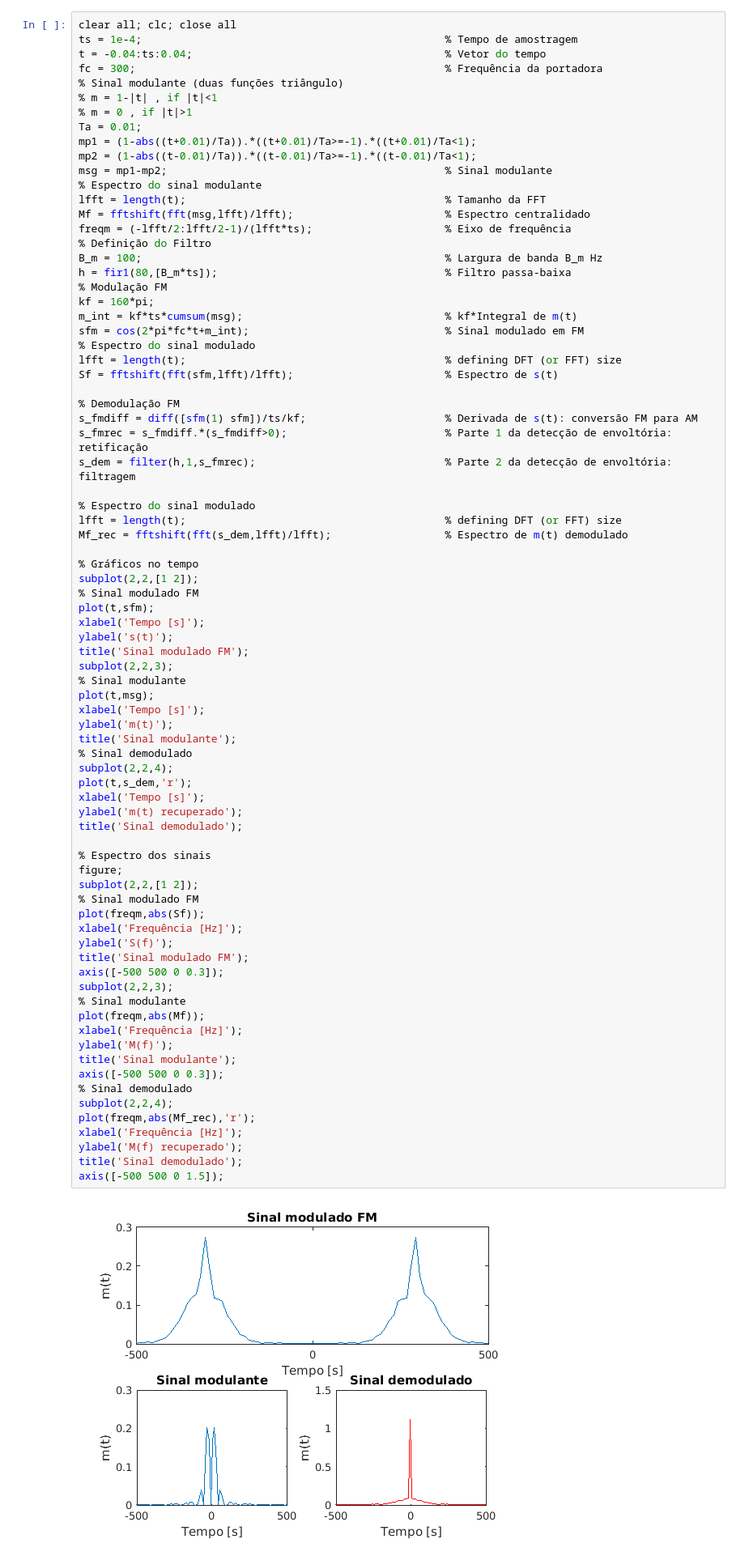
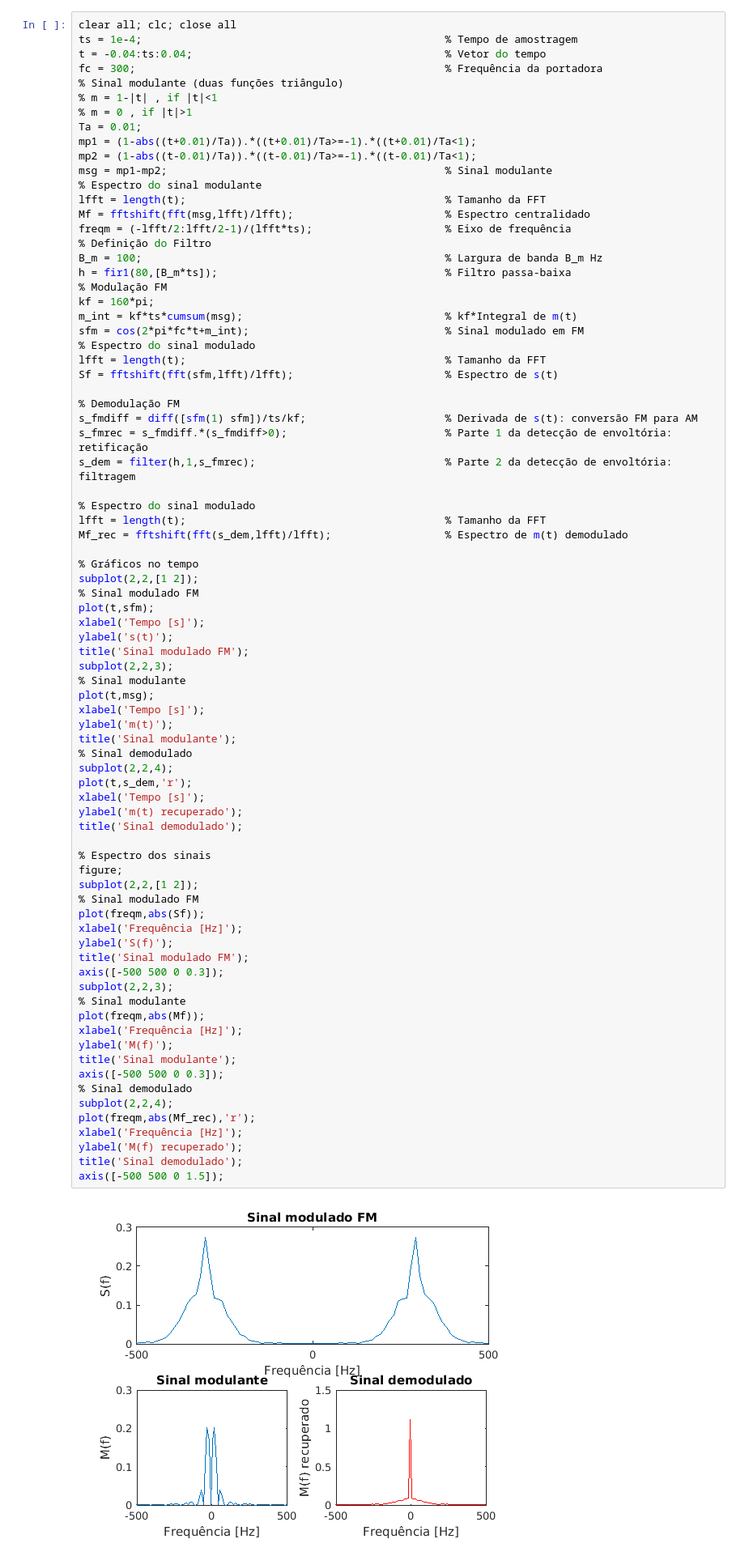
Before and after one commit to josemcast/DCO2004_LabPSC, a Jupyter notebook: h05.ipynb, the cells around one changed output. Shown at 81% size. Cells and saved outputs as stored; diff of their text form.

```diff
--- a/h05.ipynb
+++ b/h05.ipynb
@@ -1338,7 +1326,7 @@ kf = 160*pi;
 m_int = kf*ts*cumsum(msg);                                % kf*Integral de m(t)
 sfm = cos(2*pi*fc*t+m_int);                               % Sinal modulado em FM
 % Espectro do sinal modulado
-lfft = length(t);                                         % defining DFT (or FFT) size
+lfft = length(t);                                         % Tamanho da FFT
 Sf = fftshift(fft(sfm,lfft)/lfft);                        % Espectro de s(t)
 
 % Demodulação FM
@@ -1347,7 +1335,7 @@ s_fmrec = s_fmdiff.*(s_fmdiff>0);                         % Parte 1 da detecçã
 s_dem = filter(h,1,s_fmrec);                              % Parte 2 da detecção de envoltória: filtragem
 
 % Espectro do sinal modulado
-lfft = length(t);                                         % defining DFT (or FFT) size
+lfft = length(t);                                         % Tamanho da FFT
 Mf_rec = fftshift(fft(s_dem,lfft)/lfft);                  % Espectro de m(t) demodulado
 
 % Gráficos no tempo
@@ -1367,31 +1355,31 @@ title('Sinal modulante');
 subplot(2,2,4);
 plot(t,s_dem,'r');
 xlabel('Tempo [s]');
 ylabel('m(t) recuperado');
 title('Sinal demodulado');
 
 % Espectro dos sinais
 figure;
 subplot(2,2,[1 2]);
 % Sinal modulado FM
 plot(freqm,abs(Sf));
 xlabel('Frequência [Hz]');
 ylabel('S(f)');
 title('Sinal modulado FM');
 axis([-500 500 0 0.3]);
 subplot(2,2,3);
 % Sinal modulante
 plot(freqm,abs(Mf));
 xlabel('Frequência [Hz]');
 ylabel('M(f)');
 title('Sinal modulante');
 axis([-500 500 0 0.3]);
 % Sinal demodulado
 subplot(2,2,4);
 plot(freqm,abs(Mf_rec),'r');
 xlabel('Frequência [Hz]');
 ylabel('M(f) recuperado');
 title('Sinal demodulado');
 axis([-500 500 0 1.5]);
 # %% [output]
-[figure, old version]
+[figure, new version]
```
Also changed, not shown: parts of 34 cells of this notebook, 1 other file.
